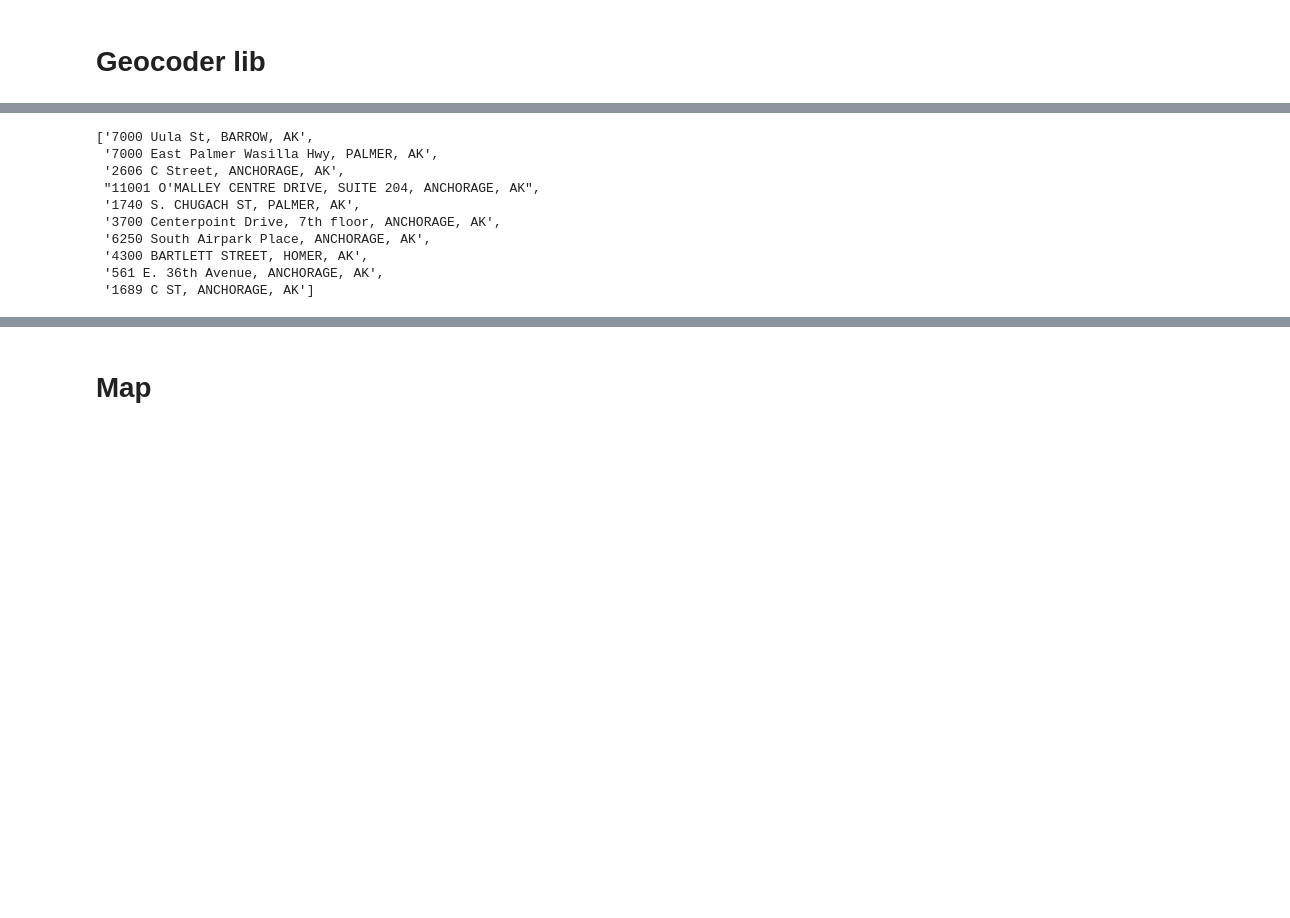
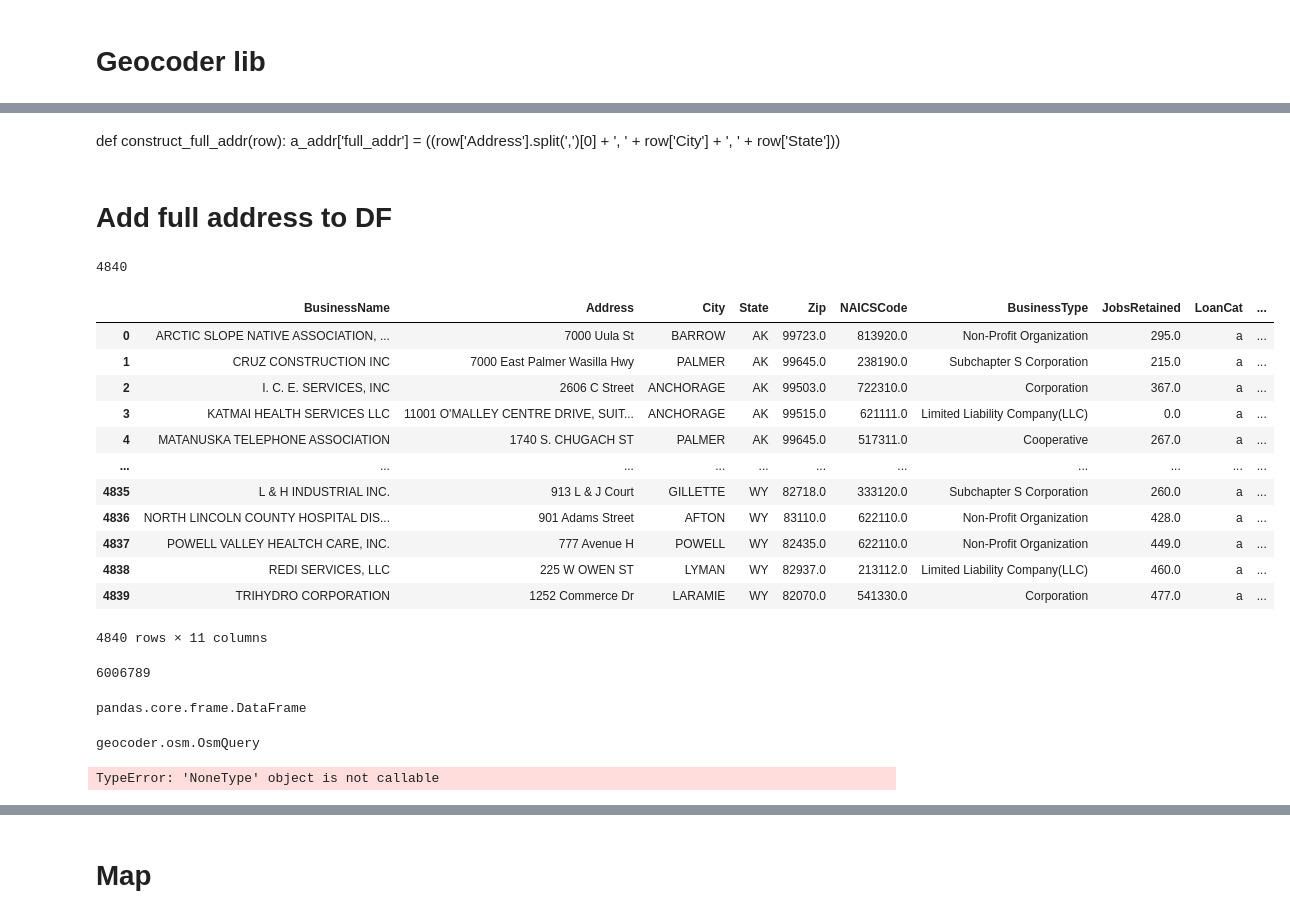
Before and after one commit to nbsmiz/ppp, a Jupyter notebook: data_explore.ipynb, the cells around one changed output, grey strips where cells are left out. Drawn from its saved outputs; the diff is of its cells as text; code cells hidden in the pictures; blank space fills up the shorter version.

Commit message:
first lat-longs for loan cat A

```diff
--- a/data_explore.ipynb
+++ b/data_explore.ipynb
@@ -150,0 +146,2 @@ len(df_addr)
+# %%
+a_addr = pd.read_csv('data/loan_strip_catA.csv')
@@ -151,2 +163,11 @@ len(df_addr)
+# %% [markdown]
+def construct_full_addr(row):
+    a_addr['full_addr'] = ((row['Address'].split(',')[0] + ', '
+                            + row['City'] + ', ' + row['State']))
+# %% [markdown]
+# Add full address to DF
+# %%
+a_addr['full_addr'] = a_addr.apply(lambda row: (row['Address'].split(',')[0] + ', '
+                            + row['City'] + ', ' + row['State']), axis=1)
 # %%
 test_addr = []
@@ -155,13 +176,34 @@ for i in range(10):
-# %%
-test_addr
-# %% [output]
-['7000 Uula St, BARROW, AK',
- '7000 East Palmer Wasilla Hwy, PALMER, AK',
- '2606 C Street, ANCHORAGE, AK',
- "11001 O'MALLEY CENTRE DRIVE, SUITE 204, ANCHORAGE, AK",
- '1740 S. CHUGACH ST, PALMER, AK',
- '3700 Centerpoint Drive, 7th floor, ANCHORAGE, AK',
- '6250 South Airpark Place, ANCHORAGE, AK',
- '4300 BARTLETT STREET, HOMER, AK',
- '561 E. 36th Avenue, ANCHORAGE, AK',
- '1689 C ST, ANCHORAGE, AK']
+# %%
+len(test_addr)
+# %% [output]
+4840
+# %%
+a_addr['latlng'] = a_addr.apply(lambda row: geo.osm(row['full_addr']), axis=1)
+# %%
+a_addr
+# %% [output]
+|  | BusinessName | Address | City | State | Zip | NAICSCode | BusinessType | JobsRetained | LoanCat | ... |
+| 0 | ARCTIC SLOPE NATIVE ASSOCIATION, ... | 7000 Uula St | BARROW | AK | 99723.0 | 813920.0 | Non-Profit Organization | 295.0 | a | ... |
+| 1 | CRUZ CONSTRUCTION INC | 7000 East Palmer Wasilla Hwy | PALMER | AK | 99645.0 | 238190.0 | Subchapter S Corporation | 215.0 | a | ... |
+| 2 | I. C. E. SERVICES, INC | 2606 C Street | ANCHORAGE | AK | 99503.0 | 722310.0 | Corporation | 367.0 | a | ... |
+| 3 | KATMAI HEALTH SERVICES LLC | 11001 O'MALLEY CENTRE DRIVE, SUIT... | ANCHORAGE | AK | 99515.0 | 621111.0 | Limited Liability Company(LLC) | 0.0 | a | ... |
+| 4 | MATANUSKA TELEPHONE ASSOCIATION | 1740 S. CHUGACH ST | PALMER | AK | 99645.0 | 517311.0 | Cooperative | 267.0 | a | ... |
+| ... | ... | ... | ... | ... | ... | ... | ... | ... | ... | ... |
+| 4835 | L & H INDUSTRIAL INC. | 913 L & J Court | GILLETTE | WY | 82718.0 | 333120.0 | Subchapter S Corporation | 260.0 | a | ... |
+| 4836 | NORTH LINCOLN COUNTY HOSPITAL DIS... | 901 Adams Street | AFTON | WY | 83110.0 | 622110.0 | Non-Profit Organization | 428.0 | a | ... |
+| 4837 | POWELL VALLEY HEALTCH CARE, INC. | 777 Avenue H | POWELL | WY | 82435.0 | 622110.0 | Non-Profit Organization | 449.0 | a | ... |
+| 4838 | REDI SERVICES, LLC | 225 W OWEN ST | LYMAN | WY | 82937.0 | 213112.0 | Limited Liability Company(LLC) | 460.0 | a | ... |
+| 4839 | TRIHYDRO CORPORATION | 1252 Commerce Dr | LARAMIE | WY | 82070.0 | 541330.0 | Corporation | 477.0 | a | ... |
+4840 rows × 11 columns
+# %%
+getsize(a_addr)
+# %% [output]
+6006789
+# %%
+type(a_addr)
+# %% [output]
+pandas.core.frame.DataFrame
+# %%
+type(g)
+# %% [output]
+geocoder.osm.OsmQuery
@@ -167,0 +212,4 @@ test_addr
+# %%
+pickle.dump(a_addr, open("a_addr.p", "wb"))
+# %% [output]
+TypeError: 'NoneType' object is not callable
```
Also changed, not shown: parts of 19 cells of this notebook, 2 other files.
